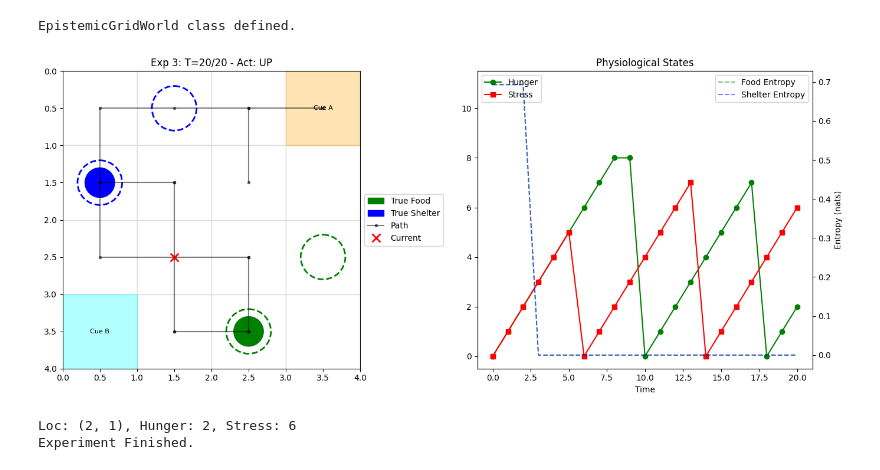
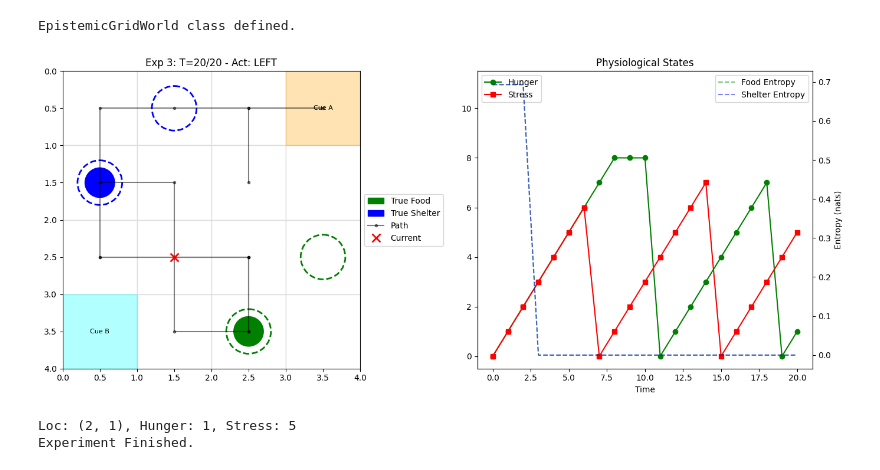
Before and after one commit to Ryan-Palmer/Active-Inference-Agent, a Jupyter notebook: docs/notebooks/Forager.ipynb, the cells around one changed output. Saved outputs shown, nothing was run; the diff lists cells and outputs as text; code cells hidden in the pictures.

Commit message:
Applied same fix to experiment 3. Does require an extra policy step (5!) which is slow but not unuseable (8 mins for 20 steps)

```diff
--- a/docs/notebooks/Forager.ipynb
+++ b/docs/notebooks/Forager.ipynb
@@ -1399,29 +1399,15 @@ for loc_idx in range(num_grid_points_3):
                     # A3[0] Location: Identity
                     A3[0][loc_idx, loc_idx, h, s, f_ctx, s_ctx] = 1.0
 
-                    # Logic: Is the food ACTUALLY here?
-                    true_food_loc = food_locs_3[f_ctx]
-                    is_at_food = (loc_yx == true_food_loc)
-
                     # A3[1] Hunger Sensor:
-                    # If at true food -> observed '0' (satiated)
-                    # Else -> observe 'h'
-                    if is_at_food:
-                        A3[1][0, loc_idx, h, s, f_ctx, s_ctx] = 1.0
-                    else:
-                        A3[1][h, loc_idx, h, s, f_ctx, s_ctx] = 1.0
+                    A3[1][h, loc_idx, h, s, f_ctx, s_ctx] = 1.0
 
                     # Logic: Is the shelter ACTUALLY here?
                     true_shelter_loc = shelter_locs_3[s_ctx]
                     is_at_shelter = (loc_yx == true_shelter_loc)
 
                     # A3[2] Stress Sensor:
-                    # If at true shelter -> observe '0' (safe)
-                    # Else -> observe 's'
-                    if is_at_shelter:
-                        A3[2][0, loc_idx, h, s, f_ctx, s_ctx] = 1.0
-                    else:
-                        A3[2][s, loc_idx, h, s, f_ctx, s_ctx] = 1.0
+                    A3[2][s, loc_idx, h, s, f_ctx, s_ctx] = 1.0
 
                     # A3[3] Food Cue Obs
                     # User Req: "Both cues should reveal both modalities"
@@ -1692,7 +1679,7 @@ env3 = EpistemicGridWorld(
 # Initialize Agent
 agent3 = Agent(
     A=A3, B=B3, C=C3, D=D3,
-    policy_len=4,
+    policy_len=5,
     B_factor_list=B_factor_list_3,
     control_fac_idx=control_fac_idx_3
 )
@@ -1782,33 +1769,33 @@ for t in range(T3):
     ax_stats.plot(hist_stress_3, 'r-s', label='Stress')
     ax_stats.set_title("Physiological States")
     ax_stats.set_ylim(-0.5, 11.5)
     ax_stats.set_xlabel("Time")
     ax_stats.legend(loc='upper left')
 
     # Entropy (Uncertainty)
     ax_ent = ax_stats.twinx()
     k_food = [get_entropy(d) for d in hist_context_food]
     k_shelter = [get_entropy(d) for d in hist_context_shelter]
 
     ax_ent.plot(k_food, 'g--', label='Food Entropy', alpha=0.5)
     ax_ent.plot(k_shelter, 'b--', label='Shelter Entropy', alpha=0.5)
 
     ax_ent.set_ylabel("Entropy (nats)")
     ax_ent.legend(loc='upper right')
 
     plt.tight_layout()
     display(fig)
     plt.close(fig) # Prevent double plotting
 
     # Print status
     print(f"Loc: {env3.loc}, Hunger: {env3.hunger}, Stress: {env3.stress}")
     if env3.loc == env3.cue1_loc: print("  [!] Observed Cue A!")
     if env3.loc == env3.cue2_loc: print("  [!] Observed Cue B!")
     if env3.loc == food_locs_3[true_f_ctx]: print("  [+] Found Food!")
     if env3.loc == shelter_locs_3[true_s_ctx]: print("  [+] Found Shelter!")
 
 print("Experiment Finished.")
 # %% [output]
-[figure, old version]
+[figure, new version]
-Loc: (2, 1), Hunger: 2, Stress: 6
+Loc: (2, 1), Hunger: 1, Stress: 5
 Experiment Finished.
```
Also changed, not shown: parts of 1 cell of this notebook.
